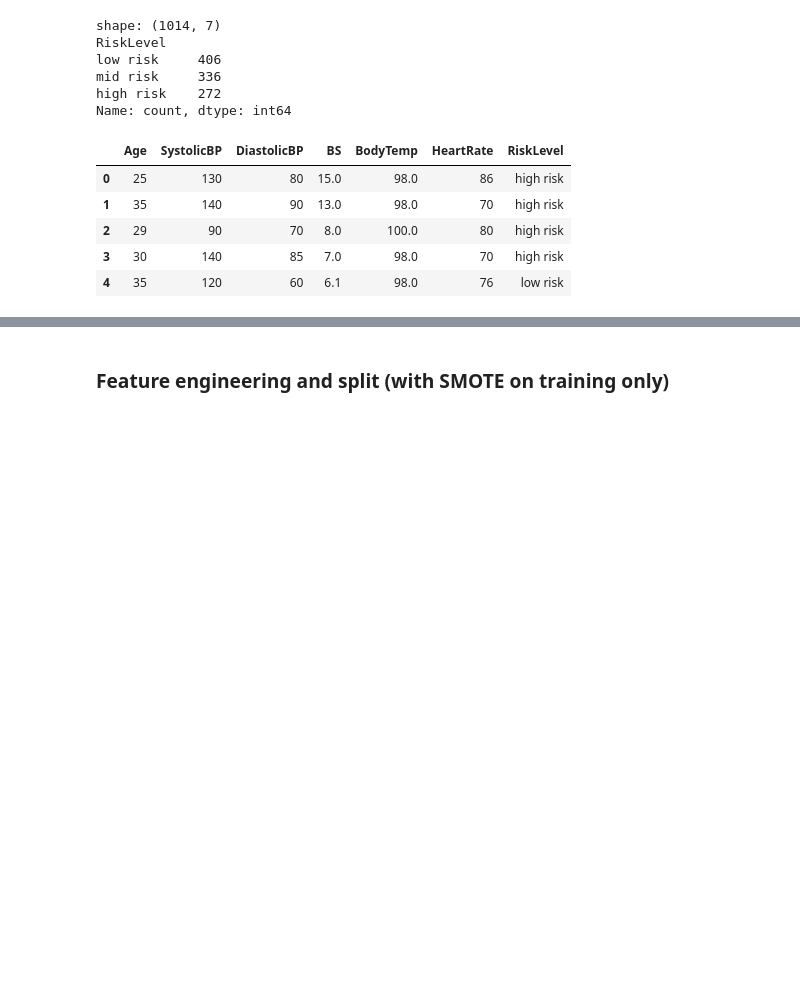
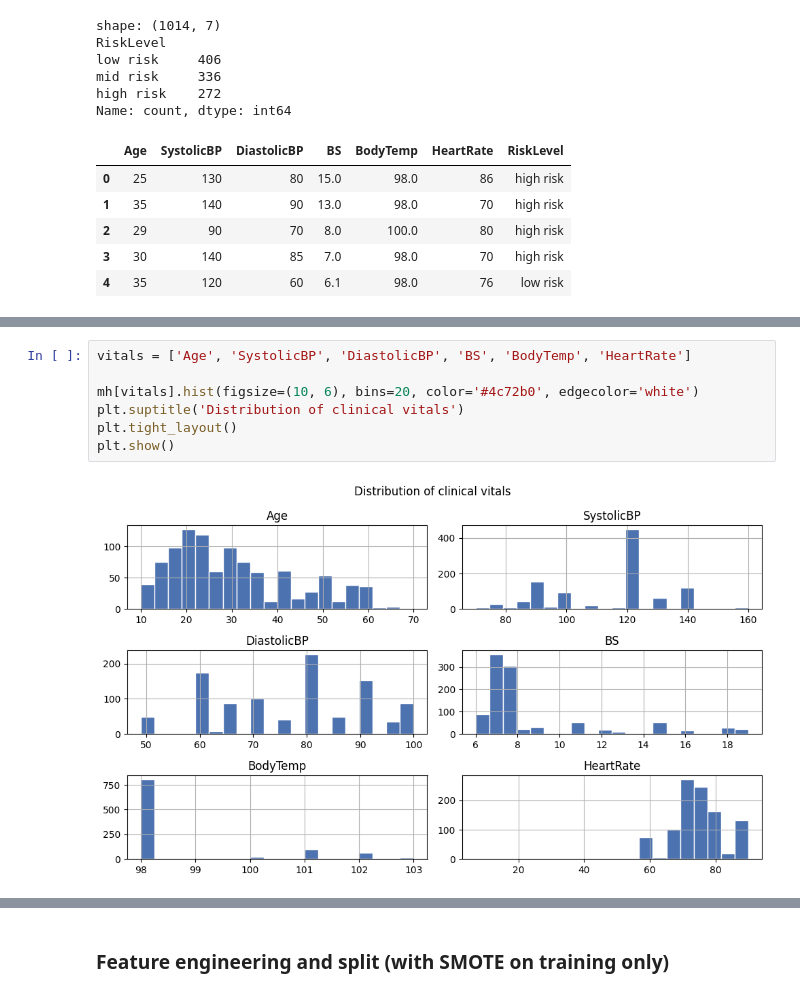
Before and after one commit to tracy8/PregnaCare, a Jupyter notebook: ml/pregnacare_risk_model.ipynb, the cells around one changed output, grey strips where cells are left out. Drawn from its saved outputs; the diff is of its cells as text; blank space fills up the shorter version.

```diff
--- a/ml/pregnacare_risk_model.ipynb
+++ b/ml/pregnacare_risk_model.ipynb
@@ -213,0 +235,9 @@ Name: count, dtype: int64
+# %%
+vitals = ['Age', 'SystolicBP', 'DiastolicBP', 'BS', 'BodyTemp', 'HeartRate']
+
+mh[vitals].hist(figsize=(10, 6), bins=20, color='#4c72b0', edgecolor='white')
+plt.suptitle('Distribution of clinical vitals')
+plt.tight_layout()
+plt.show()
+# %% [output]
+[figure, added]
```
Also changed, not shown: parts of 7 cells of this notebook, 25 other files.
